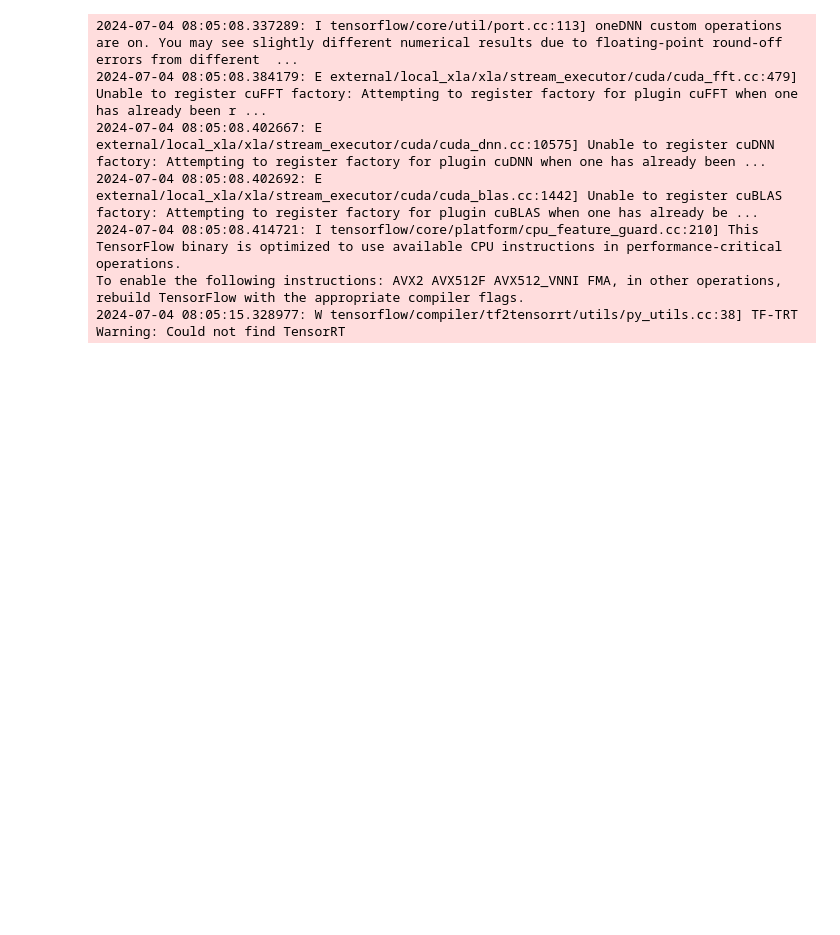
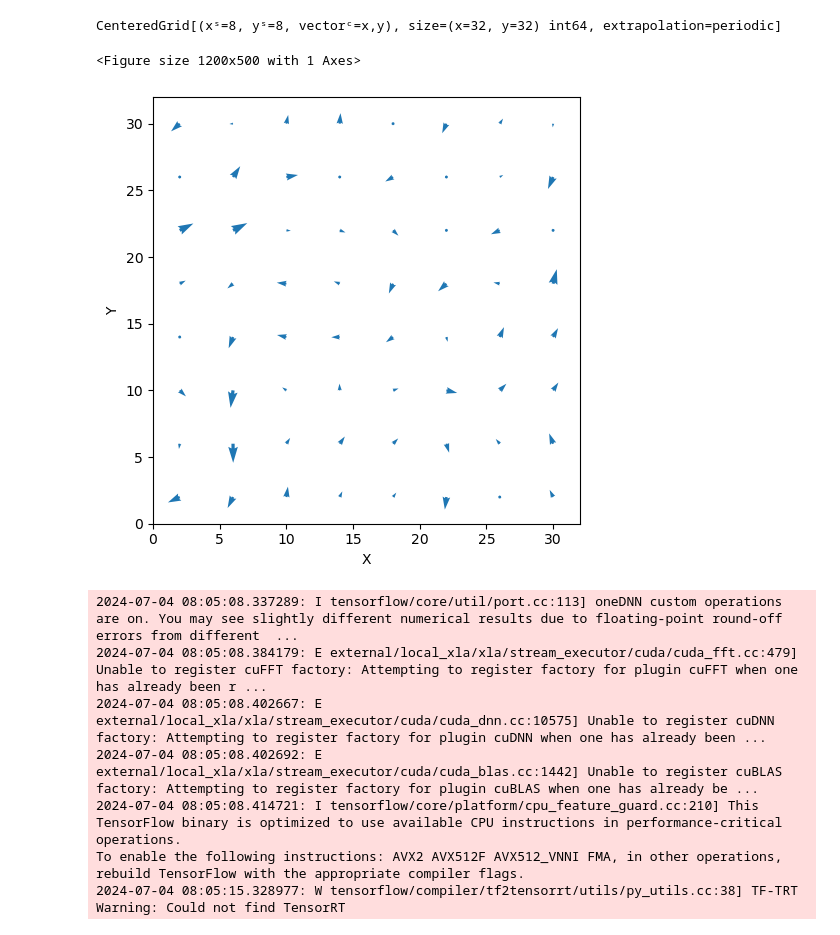
Before and after one commit to BaeHenryS/LearnedCorrections, a Jupyter notebook: 1-d/1d-burgers/plot_notebook.ipynb, the cells around one changed output. Drawn from its saved outputs; the diff is of its cells as text; code cells hidden in the pictures; blank space fills up the shorter version.

```diff
--- a/1-d/1d-burgers/plot_notebook.ipynb
+++ b/1-d/1d-burgers/plot_notebook.ipynb
@@ -25,0 +64,5 @@ Max Difference:  1.8961728e-05
+# %%
+from phi.tf.flow import *
+# Load from the data
+
+loc = "/n/home13/henrybae/LearnedCorrections/LearnedCorrections/simulation_output/sim_000001"
@@ -26,3 +77,19 @@ Max Difference:  1.8961728e-05
+# %%
+scene = Scene.at(loc)
+
+# Get the data
+velocity = scene.read("velocity", frame = 25)
+
+# Plot the data
+import matplotlib.pyplot as plt
+import numpy as np
+
+print(velocity)
+vis.plot(velocity)
+# %% [output]
+CenteredGrid[(xˢ=8, yˢ=8, vectorᶜ=x,y), size=(x=32, y=32) int64, extrapolation=periodic]
+<Figure size 1200x500 with 1 Axes>
+[figure, added]
 # %%
 import tensorflow as tf
 # %% [output]
```
Also changed, not shown: parts of 7 cells of this notebook, 23 other files.
